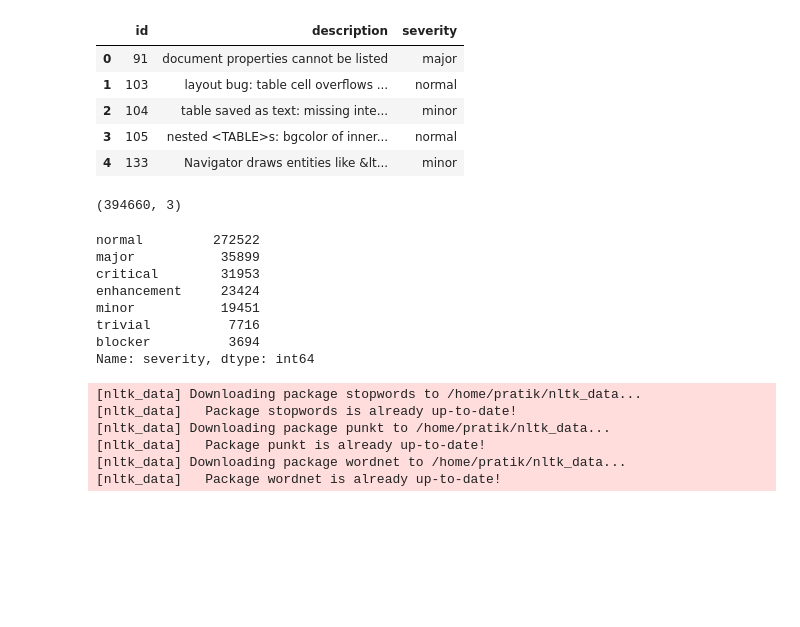
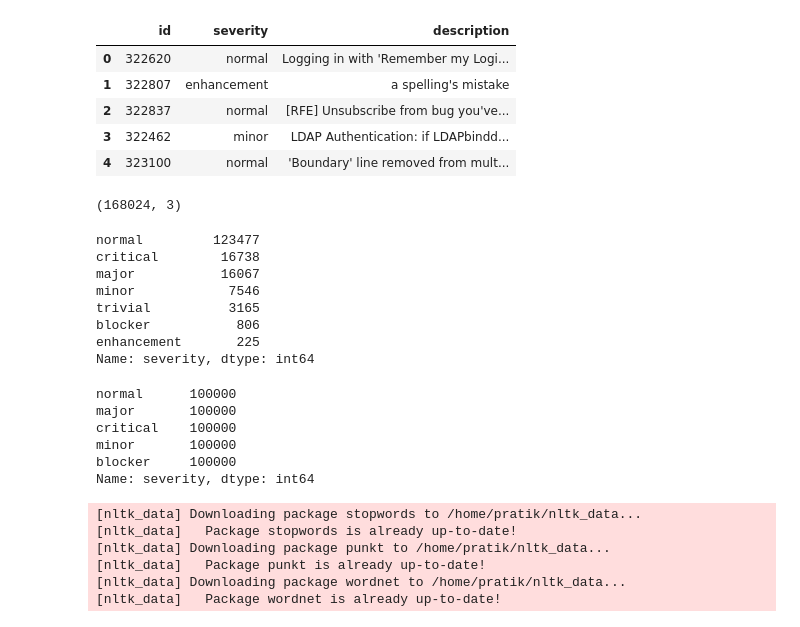
Before and after one commit to sahildongre20/BugSeverityPredictionModel-nlp, a Jupyter notebook: Naive_Bayes_final.ipynb, the cells around one changed output. Drawn from its saved outputs; the diff is of its cells as text; code cells hidden in the pictures; blank space fills up the shorter version.

```diff
--- a/Naive_Bayes_final.ipynb
+++ b/Naive_Bayes_final.ipynb
@@ -8,29 +8,29 @@ import matplotlib.pyplot as plt
 from sklearn.naive_bayes import MultinomialNB
 # %%
 # df = pd.read_csv('bug_data.csv')
-df = pd.read_csv('bug_data.csv')
+df = pd.read_csv('processed_data/all_app_merged.csv')
 df.head()
 # %% [output]
-|  | id | description | severity |
-| 0 | 91 | document properties cannot be listed | major |
-| 1 | 103 | layout bug: table cell overflows ... | normal |
-| 2 | 104 | table saved as text: missing inte... | minor |
-| 3 | 105 | nested <TABLE>s: bgcolor of inner... | normal |
-| 4 | 133 | Navigator draws entities like &lt... | minor |
+|  | id | severity | description |
+| 0 | 322620 | normal | Logging in with 'Remember my Logi... |
+| 1 | 322807 | enhancement | a spelling's mistake |
+| 2 | 322837 | normal | [RFE] Unsubscribe from bug you've... |
+| 3 | 322462 | minor | LDAP Authentication: if LDAPbindd... |
+| 4 | 323100 | normal | 'Boundary' line removed from mult... |
 # %%
 df.shape
 # %% [output]
-(394660, 3)
+(168024, 3)
 # %%
 df.severity.value_counts()
 # %% [output]
-normal         272522
-major           35899
-critical        31953
-enhancement     23424
-minor           19451
-trivial          7716
-blocker          3694
+normal         123477
+critical        16738
+major           16067
+minor            7546
+trivial          3165
+blocker           806
+enhancement       225
 Name: severity, dtype: int64
 # %%
 # #remove enhancement
@@ -39,30 +39,37 @@ df = df[df.severity!= 'normal']
 
 # df.severity.value_counts()
 # %%
-# from sklearn.utils import resample
-# normal =df[df.severity=='normal']
-# major =df[df.severity=='major']
-# minor =df[df.severity=='minor']
-# blocker =df[df.severity=='blocker']
-# trivial =df[df.severity=='trivial']
-# critical =df[df.severity=='critical']
+from sklearn.utils import resample
+normal =df[df.severity=='normal']
+major =df[df.severity=='major']
+minor =df[df.severity=='minor']
+blocker =df[df.severity=='blocker']
+trivial =df[df.severity=='trivial']
+critical =df[df.severity=='critical']
 # enhancement =df[df.severity=='enhancement']
 
-# def resample_df(df):
-#     return resample(df,replace=True,n_samples=272522)
+def resample_df(df):
+    return resample(df,replace=True,n_samples=100000)
 
-# normal =resample_df(normal)
-# major =resample_df(major)
-# minor =resample_df(minor)
-# blocker =resample_df(blocker)
-# trivial =resample_df(trivial)
-# critical =resample_df(critical)
+normal =resample_df(normal)
+major =resample_df(major)
+minor =resample_df(minor)
+blocker =resample_df(blocker)
+trivial =resample_df(trivial)
+critical =resample_df(critical)
 # enhancement =resample_df(enhancement)
 
-# df = pd.concat([major,critical,minor,blocker])
+df = pd.concat([normal,major,critical,minor,blocker])
 
 
-# df.severity.value_counts()
+df.severity.value_counts()
+# %% [output]
+normal      100000
+major       100000
+critical    100000
+minor       100000
+blocker     100000
+Name: severity, dtype: int64
 # %%
 #text preprocessing before using vectorization
 import nltk
```
Also changed, not shown: parts of 13 cells of this notebook, 2 other files.
